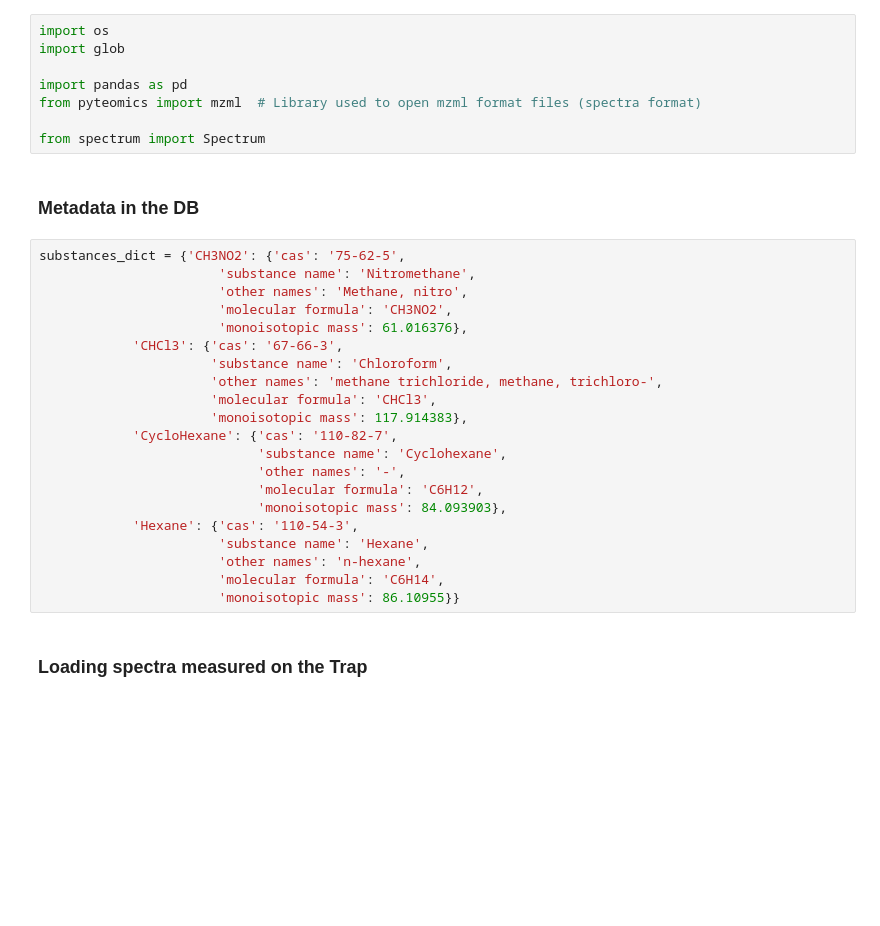
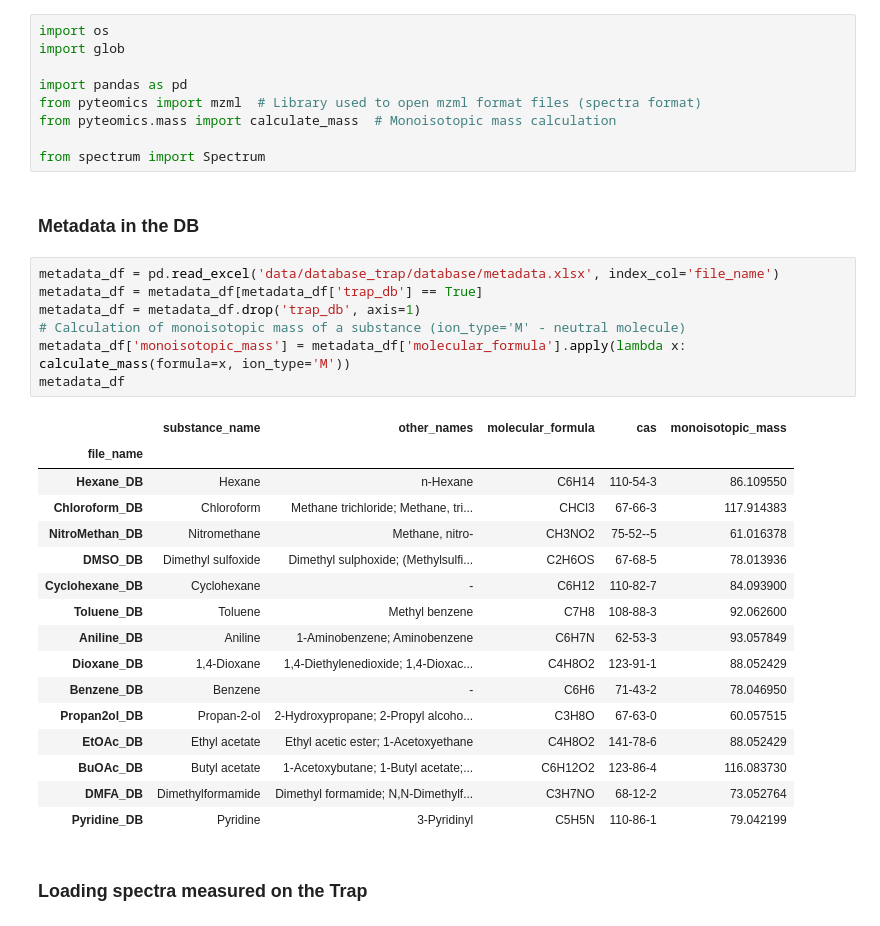
Before and after one commit to avsakharov/mass-spectrometry, a Jupyter notebook: create_database_trap.ipynb, the cells around one changed output. Drawn from its saved outputs; the diff is of its cells as text; blank space fills up the shorter version.

```diff
--- a/create_database_trap.ipynb
+++ b/create_database_trap.ipynb
@@ -4,31 +4,35 @@ import glob
 
 import pandas as pd
 from pyteomics import mzml  # Library used to open mzml format files (spectra format)
+from pyteomics.mass import calculate_mass  # Monoisotopic mass calculation
 
 from spectrum import Spectrum
 # %% [markdown]
 ### Metadata in the DB
 # %%
-substances_dict = {'CH3NO2': {'cas': '75-62-5',
-                       'substance name': 'Nitromethane',
-                       'other names': 'Methane, nitro',
-                       'molecular formula': 'CH3NO2',
-                       'monoisotopic mass': 61.016376},
-            'CHCl3': {'cas': '67-66-3',
-                      'substance name': 'Chloroform',
-                      'other names': 'methane trichloride, methane, trichloro-',
-                      'molecular formula': 'CHCl3',
-                      'monoisotopic mass': 117.914383},
-            'CycloHexane': {'cas': '110-82-7',
-                            'substance name': 'Cyclohexane',
-                            'other names': '-',
-                            'molecular formula': 'C6H12',
-                            'monoisotopic mass': 84.093903},
-            'Hexane': {'cas': '110-54-3',
-                       'substance name': 'Hexane',
-                       'other names': 'n-hexane',
-                       'molecular formula': 'C6H14',
-                       'monoisotopic mass': 86.10955}}
+metadata_df = pd.read_excel('data/database_trap/database/metadata.xlsx', index_col='file_name')
+metadata_df = metadata_df[metadata_df['trap_db'] == True]
+metadata_df = metadata_df.drop('trap_db', axis=1)
+# Calculation of monoisotopic mass of a substance (ion_type='M' - neutral molecule)
+metadata_df['monoisotopic_mass'] = metadata_df['molecular_formula'].apply(lambda x: calculate_mass(formula=x, ion_type='M'))
+metadata_df
+# %% [output]
+|  | substance_name | other_names | molecular_formula | cas | monoisotopic_mass |
+| file_name |  |  |  |  |  |
+| Hexane_DB | Hexane | n-Hexane | C6H14 | 110-54-3 | 86.109550 |
+| Chloroform_DB | Chloroform | Methane trichloride; Methane, tri... | CHCl3 | 67-66-3 | 117.914383 |
+| NitroMethan_DB | Nitromethane | Methane, nitro- | CH3NO2 | 75-52--5 | 61.016378 |
+| DMSO_DB | Dimethyl sulfoxide | Dimethyl sulphoxide; (Methylsulfi... | C2H6OS | 67-68-5 | 78.013936 |
+| Cyclohexane_DB | Cyclohexane | - | C6H12 | 110-82-7 | 84.093900 |
+| Toluene_DB | Toluene | Methyl benzene | C7H8 | 108-88-3 | 92.062600 |
+| Aniline_DB | Aniline | 1-Aminobenzene; Aminobenzene | C6H7N | 62-53-3 | 93.057849 |
+| Dioxane_DB | 1,4-Dioxane | 1,4-Diethylenedioxide; 1,4-Dioxac... | C4H8O2 | 123-91-1 | 88.052429 |
+| Benzene_DB | Benzene | - | C6H6 | 71-43-2 | 78.046950 |
+| Propan2ol_DB | Propan-2-ol | 2-Hydroxypropane; 2-Propyl alcoho... | C3H8O | 67-63-0 | 60.057515 |
+| EtOAc_DB | Ethyl acetate | Ethyl acetic ester; 1-Acetoxyethane | C4H8O2 | 141-78-6 | 88.052429 |
+| BuOAc_DB | Butyl acetate | 1-Acetoxybutane; 1-Butyl acetate;... | C6H12O2 | 123-86-4 | 116.083730 |
+| DMFA_DB | Dimethylformamide | Dimethyl formamide; N,N-Dimethylf... | C3H7NO | 68-12-2 | 73.052764 |
+| Pyridine_DB | Pyridine | 3-Pyridinyl | C5H5N | 110-86-1 | 79.042199 |
 # %% [markdown]
 ### Loading spectra measured on the Trap
 # %%
```
Also changed, not shown: parts of 9 cells of this notebook, 45 other files.
